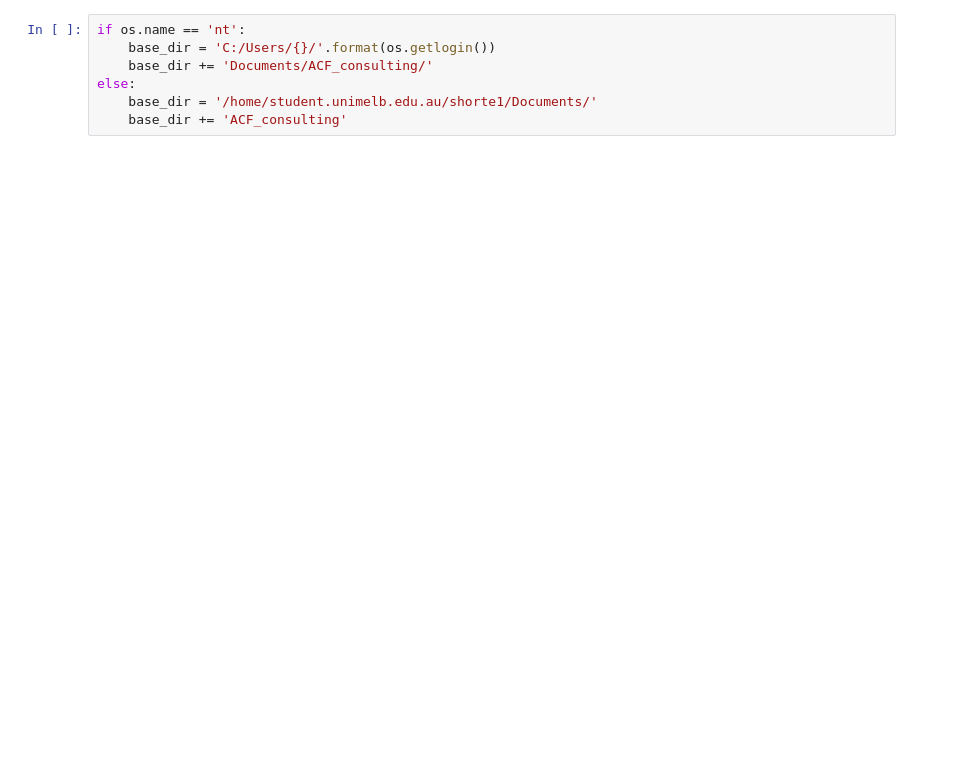
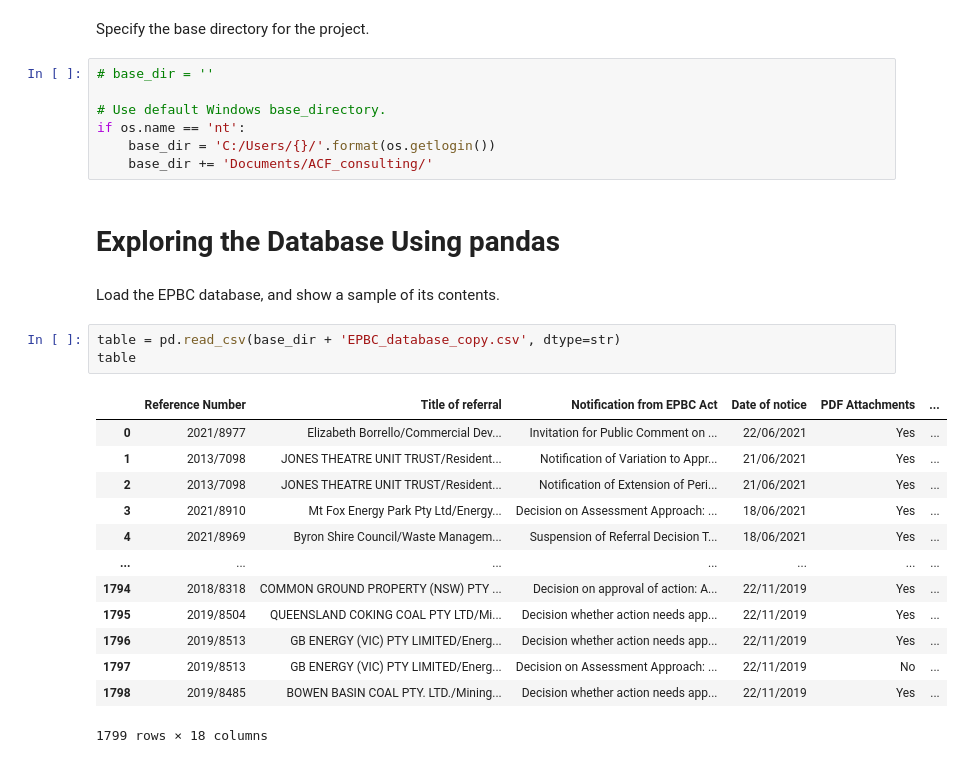
Before and after one commit to eshort0401/EPBC_scrape, a Jupyter notebook: analysis_examples.ipynb, the cells around one changed output. Cells and saved outputs as stored; diff of their text form; blank space fills up the shorter version.

```diff
--- a/analysis_examples.ipynb
+++ b/analysis_examples.ipynb
@@ -12,7 +22,30 @@ Automatic pdb calling has been turned OFF
+# %% [markdown]
+Specify the base directory for the project.
 # %%
+# base_dir = ''
+
+# Use default Windows base_directory.
 if os.name == 'nt':
     base_dir = 'C:/Users/{}/'.format(os.getlogin())
     base_dir += 'Documents/ACF_consulting/'
-else:
-    base_dir = '/home/student.unimelb.edu.au/shorte1/Documents/'
-    base_dir += 'ACF_consulting'
+# %% [markdown]
+# Exploring the Database Using pandas
+# %% [markdown]
+Load the EPBC database, and show a sample of its contents.
+# %%
+table = pd.read_csv(base_dir + 'EPBC_database_copy.csv', dtype=str)
+table
+# %% [output]
+|  | Reference Number | Title of referral | Notification from EPBC Act | Date of notice | PDF Attachments | ... |
+| 0 | 2021/8977 | Elizabeth Borrello/Commercial Dev... | Invitation for Public Comment on ... | 22/06/2021 | Yes | ... |
+| 1 | 2013/7098 | JONES THEATRE UNIT TRUST/Resident... | Notification of Variation to Appr... | 21/06/2021 | Yes | ... |
+| 2 | 2013/7098 | JONES THEATRE UNIT TRUST/Resident... | Notification of Extension of Peri... | 21/06/2021 | Yes | ... |
+| 3 | 2021/8910 | Mt Fox Energy Park Pty Ltd/Energy... | Decision on Assessment Approach: ... | 18/06/2021 | Yes | ... |
+| 4 | 2021/8969 | Byron Shire Council/Waste Managem... | Suspension of Referral Decision T... | 18/06/2021 | Yes | ... |
+| ... | ... | ... | ... | ... | ... | ... |
+| 1794 | 2018/8318 | COMMON GROUND PROPERTY (NSW) PTY ... | Decision on approval of action: A... | 22/11/2019 | Yes | ... |
+| 1795 | 2019/8504 | QUEENSLAND COKING COAL PTY LTD/Mi... | Decision whether action needs app... | 22/11/2019 | Yes | ... |
+| 1796 | 2019/8513 | GB ENERGY (VIC) PTY LIMITED/Energ... | Decision whether action needs app... | 22/11/2019 | Yes | ... |
+| 1797 | 2019/8513 | GB ENERGY (VIC) PTY LIMITED/Energ... | Decision on Assessment Approach: ... | 22/11/2019 | No | ... |
+| 1798 | 2019/8485 | BOWEN BASIN COAL PTY. LTD./Mining... | Decision whether action needs app... | 22/11/2019 | Yes | ... |
+1799 rows × 18 columns
```
Also changed, not shown: parts of 12 cells of this notebook, 6 other files.
